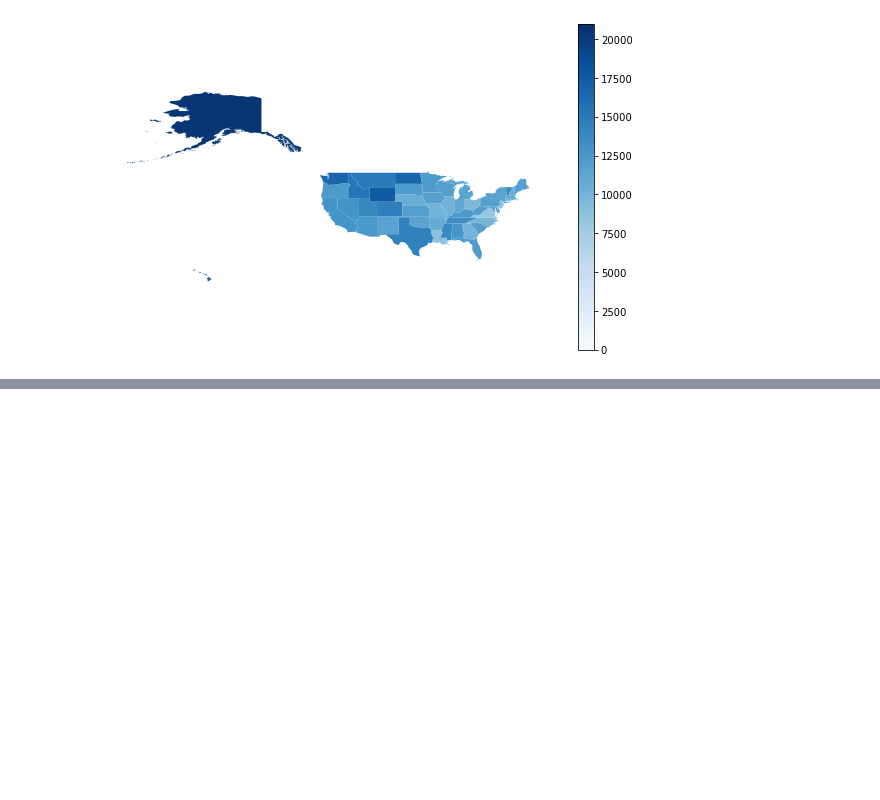
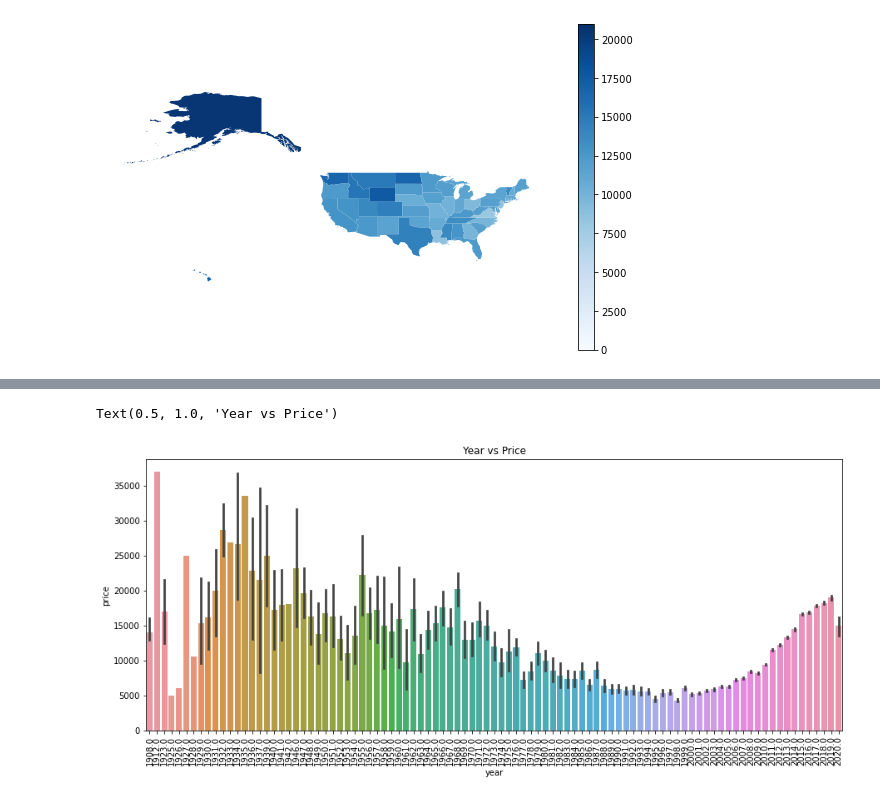
Before and after one commit to lachlanmcinnes/SIT307, a Jupyter notebook: DataAnalysis/DataCleaning.ipynb, the cells around one changed output, grey strips where cells are left out. Drawn from its saved outputs; the diff is of its cells as text; code cells hidden in the pictures; blank space fills up the shorter version.

```diff
--- a/DataAnalysis/DataCleaning.ipynb
+++ b/DataAnalysis/DataCleaning.ipynb
@@ -326,0 +344,10 @@ merged_map_info.plot(column=variable, cmap='Blues', linewidth=0.8, ax=ax, norm=p
+# %%
+order = dropped_df['year'].unique()
+order.sort()
+plt.figure(figsize=(15,6))
+ax = sns.barplot(x='year', y='price', data=dropped_df, order=order)
+ax.set_xticklabels(ax.get_xticklabels(), fontsize=10, rotation=90)
+plt.title("Year vs Price")
+# %% [output]
+Text(0.5, 1.0, 'Year vs Price')
+[figure, added]
```
Also changed, not shown: parts of 10 cells of this notebook.
